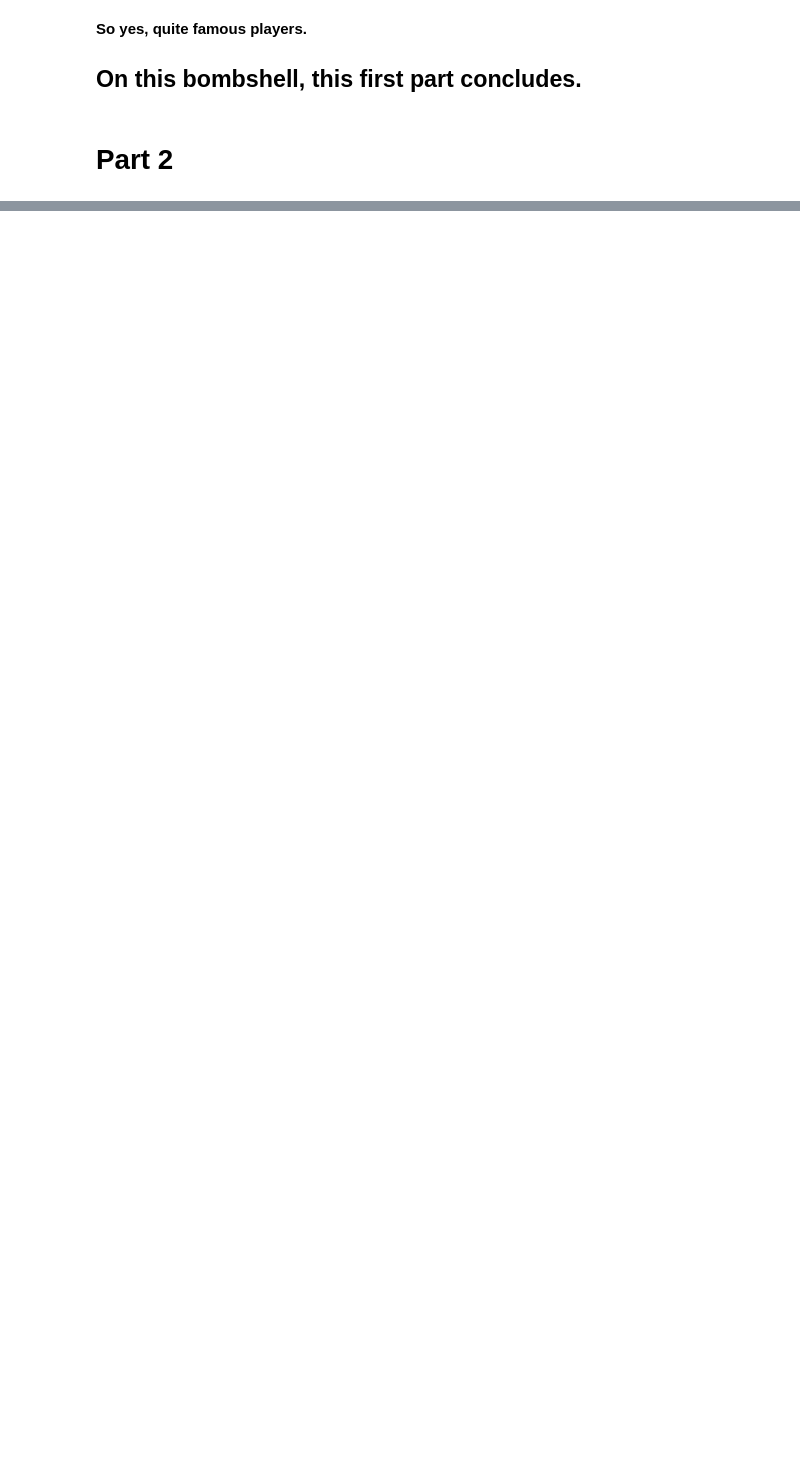
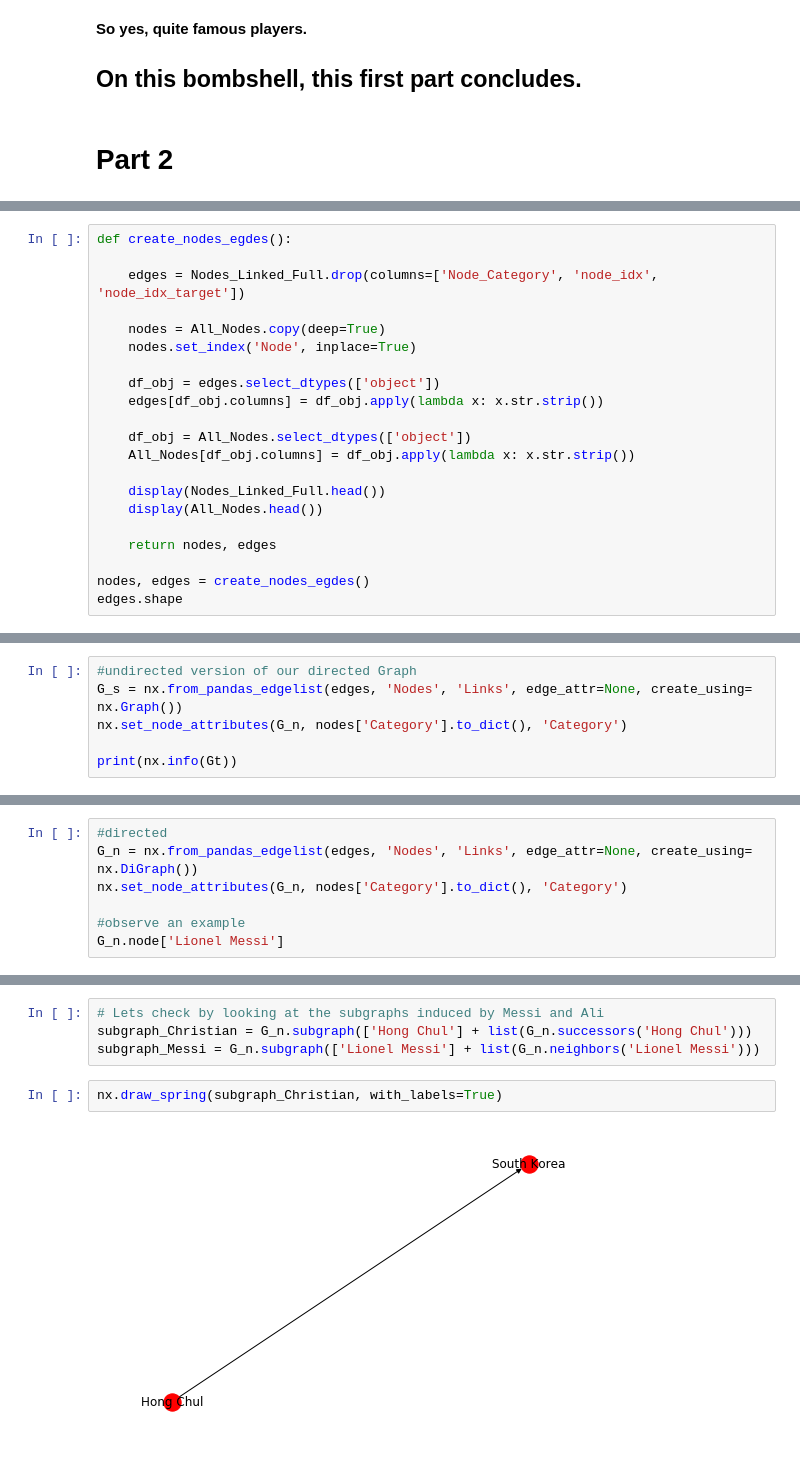
Before and after one commit to ProjectNTDS/Network_World_Cup_Analysis, a Jupyter notebook: Analysis.ipynb, the cells around one changed output, grey strips where cells are left out. Drawn from its saved outputs; the diff is of its cells as text; blank space fills up the shorter version.

```diff
--- a/Analysis.ipynb
+++ b/Analysis.ipynb
@@ -297,0 +350,21 @@ All_Nodes.iloc[[300, 455, 470, 506], :]
+# %%
+def create_nodes_egdes():
+
+    edges = Nodes_Linked_Full.drop(columns=['Node_Category', 'node_idx', 'node_idx_target'])
+
+    nodes = All_Nodes.copy(deep=True)
+    nodes.set_index('Node', inplace=True)
+
+    df_obj = edges.select_dtypes(['object'])
+    edges[df_obj.columns] = df_obj.apply(lambda x: x.str.strip())
+
+    df_obj = All_Nodes.select_dtypes(['object'])
+    All_Nodes[df_obj.columns] = df_obj.apply(lambda x: x.str.strip())
+
+    display(Nodes_Linked_Full.head())
+    display(All_Nodes.head())
+
+    return nodes, edges
+
+nodes, edges = create_nodes_egdes()
+edges.shape
@@ -297,0 +385,6 @@ All_Nodes.iloc[[300, 455, 470, 506], :]
+# %%
+#undirected version of our directed Graph
+G_s = nx.from_pandas_edgelist(edges, 'Nodes', 'Links', edge_attr=None, create_using= nx.Graph())
+nx.set_node_attributes(G_n, nodes['Category'].to_dict(), 'Category')
+
+print(nx.info(Gt))
@@ -297,0 +399,7 @@ All_Nodes.iloc[[300, 455, 470, 506], :]
+# %%
+#directed
+G_n = nx.from_pandas_edgelist(edges, 'Nodes', 'Links', edge_attr=None, create_using= nx.DiGraph())
+nx.set_node_attributes(G_n, nodes['Category'].to_dict(), 'Category')
+
+#observe an example
+G_n.node['Lionel Messi']
@@ -297,0 +445,8 @@ All_Nodes.iloc[[300, 455, 470, 506], :]
+# %%
+# Lets check by looking at the subgraphs induced by Messi and Ali
+subgraph_Christian = G_n.subgraph(['Hong Chul'] + list(G_n.successors('Hong Chul')))
+subgraph_Messi = G_n.subgraph(['Lionel Messi'] + list(G_n.neighbors('Lionel Messi')))
+# %%
+nx.draw_spring(subgraph_Christian, with_labels=True)
+# %% [output]
+[figure, added]
```
Also changed, not shown: parts of 58 cells of this notebook, 2 other files.
